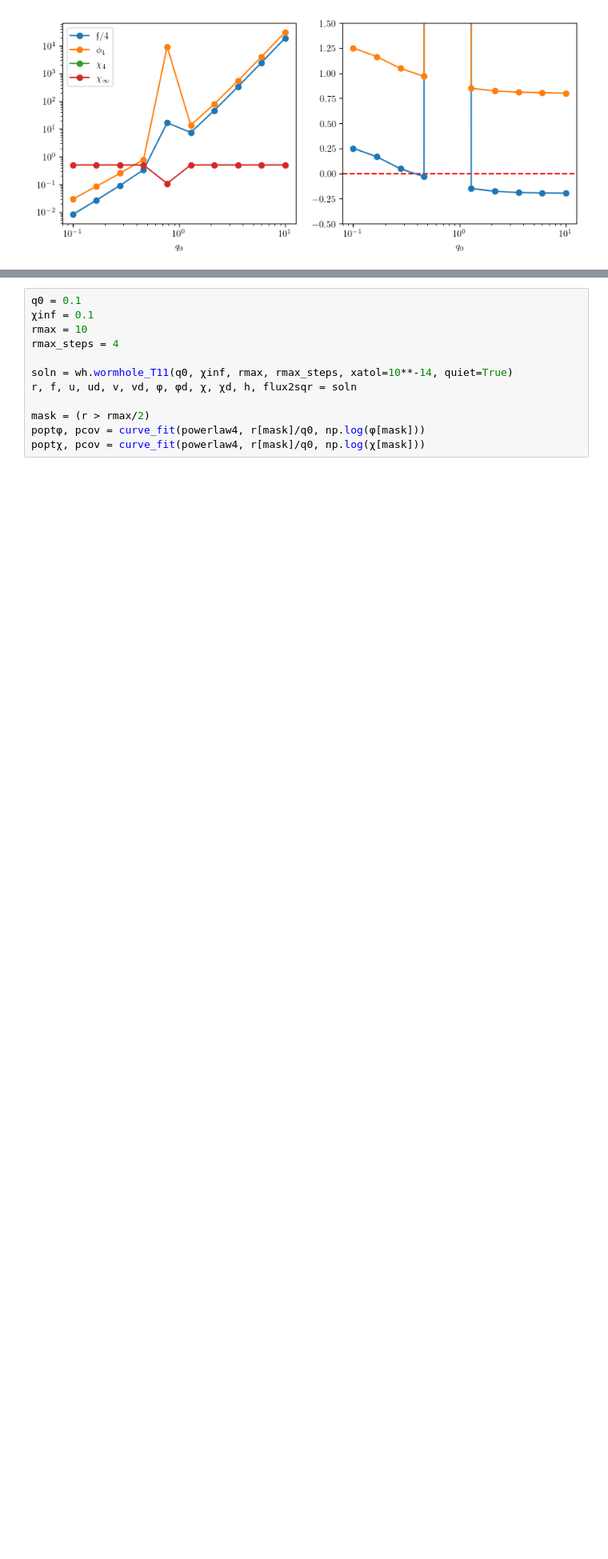
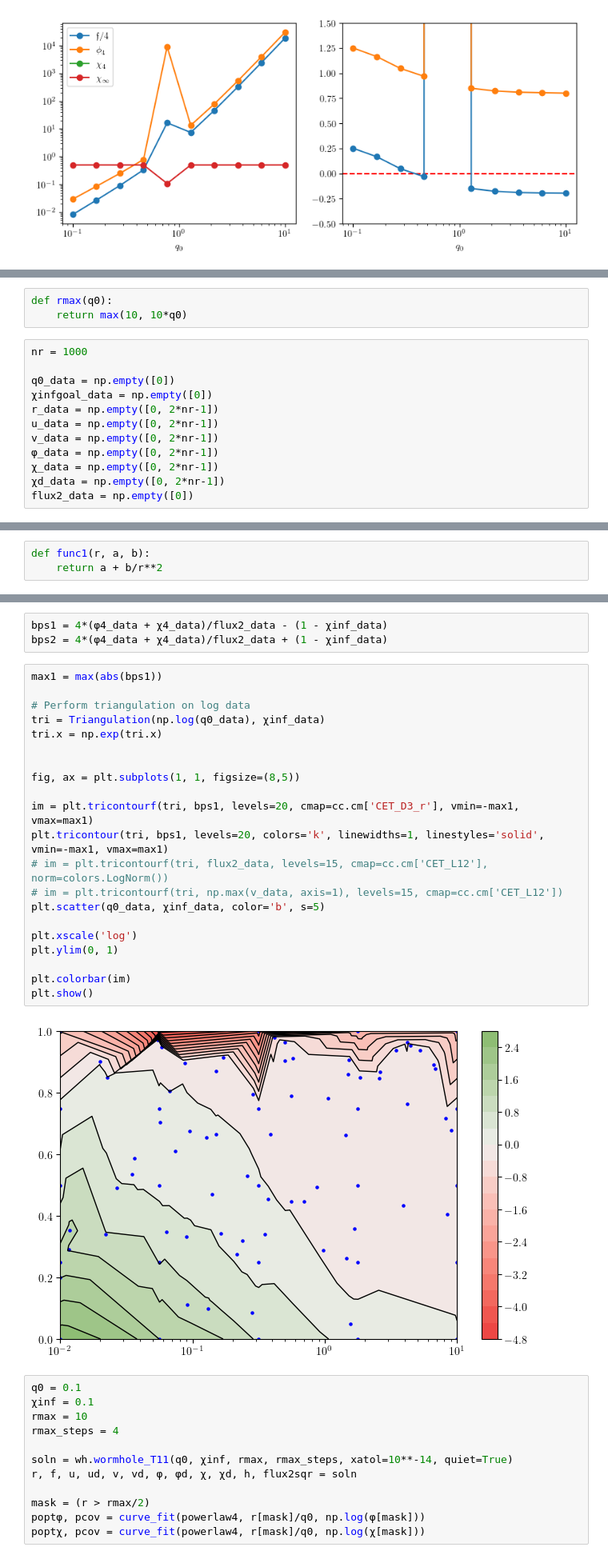
Before and after one commit to gloges/typeII-wormholes, a Jupyter notebook: wormholes.ipynb, the cells around one changed output, grey strips where cells are left out. Shown at 80% size. Saved outputs shown, nothing was run; the diff lists cells and outputs as text; blank space fills up the shorter version.

```diff
--- a/wormholes.ipynb
+++ b/wormholes.ipynb
@@ -470,0 +412,15 @@ plt.show()
+# %%
+def rmax(q0):
+    return max(10, 10*q0)
+# %%
+nr = 1000
+
+q0_data = np.empty([0])
+χinfgoal_data = np.empty([0])
+r_data = np.empty([0, 2*nr-1])
+u_data = np.empty([0, 2*nr-1])
+v_data = np.empty([0, 2*nr-1])
+φ_data = np.empty([0, 2*nr-1])
+χ_data = np.empty([0, 2*nr-1])
+χd_data = np.empty([0, 2*nr-1])
+flux2_data = np.empty([0])
@@ -470,0 +464,3 @@ plt.show()
+# %%
+def func1(r, a, b):
+    return a + b/r**2
@@ -471,3 +496,29 @@ plt.show()
+# %%
+bps1 = 4*(φ4_data + χ4_data)/flux2_data - (1 - χinf_data)
+bps2 = 4*(φ4_data + χ4_data)/flux2_data + (1 - χinf_data)
+# %%
+max1 = max(abs(bps1))
+
+# Perform triangulation on log data
+tri = Triangulation(np.log(q0_data), χinf_data)
+tri.x = np.exp(tri.x)
+
+
+fig, ax = plt.subplots(1, 1, figsize=(8,5))
+
+im = plt.tricontourf(tri, bps1, levels=20, cmap=cc.cm['CET_D3_r'], vmin=-max1, vmax=max1)
+plt.tricontour(tri, bps1, levels=20, colors='k', linewidths=1, linestyles='solid', vmin=-max1, vmax=max1)
+# im = plt.tricontourf(tri, flux2_data, levels=15, cmap=cc.cm['CET_L12'], norm=colors.LogNorm())
+# im = plt.tricontourf(tri, np.max(v_data, axis=1), levels=15, cmap=cc.cm['CET_L12'])
+plt.scatter(q0_data, χinf_data, color='b', s=5)
+
+plt.xscale('log')
+plt.ylim(0, 1)
+
+plt.colorbar(im)
+plt.show()
+# %% [output]
+[figure, added]
 # %%
 q0 = 0.1
 χinf = 0.1
```
Also changed, not shown: parts of 6 cells of this notebook, 1 other file.
